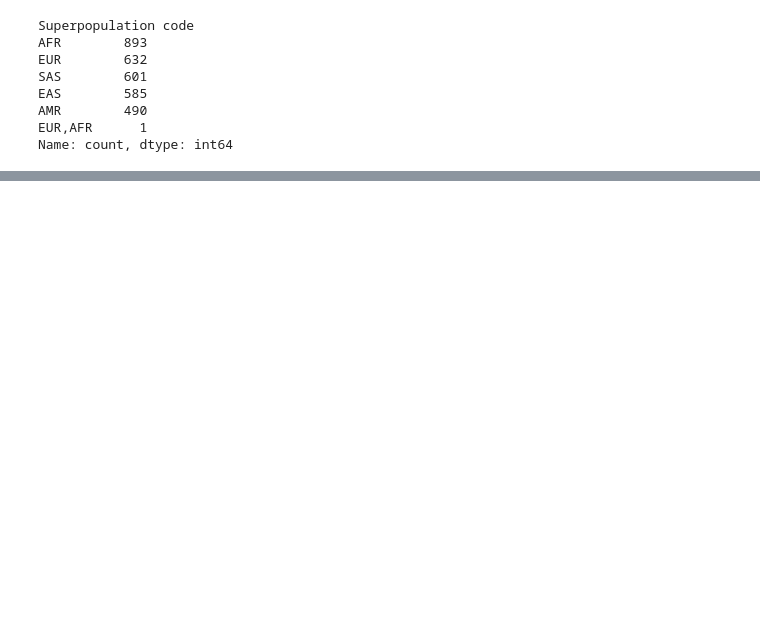
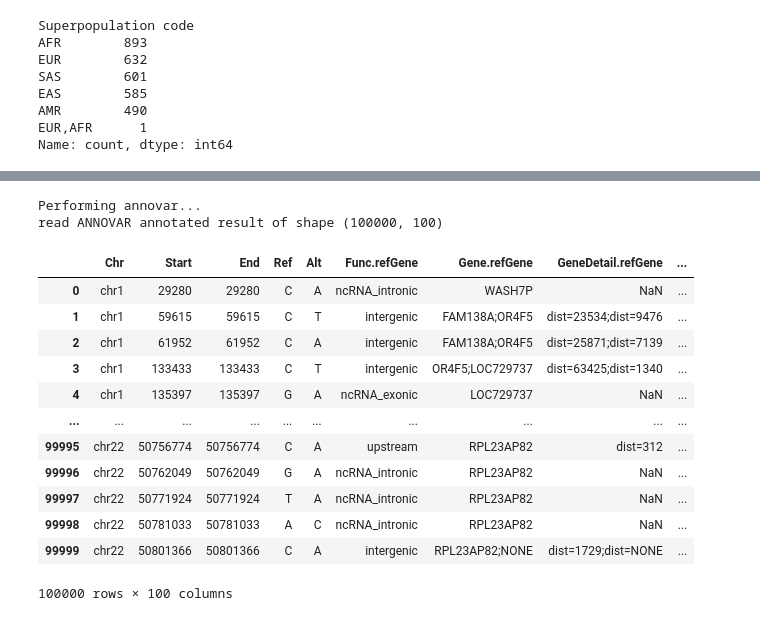
Before and after one commit to Jinhyun-Kim/geography_prediction, a Jupyter notebook: analysis.ipynb, the cells around one changed output, grey strips where cells are left out. Drawn from its saved outputs; the diff is of its cells as text; code cells hidden in the pictures; blank space fills up the shorter version.

```diff
--- a/analysis.ipynb
+++ b/analysis.ipynb
@@ -36,5 +36,5 @@ Read sample annotation info with shape : (3202, 9)
 # %%
-target_data_file_prefix = os.path.join(preprocess_path, "chr10")
+target_data_file_prefix = os.path.join(preprocess_path, "merged_random_100k") #merged_filtered
 # %%
 snp_dataset = SNPDataSet.from_file(target_data_file_prefix, sample_annotation_df)
 
@@ -80,0 +81,3 @@ variant info dataframe (#features, ): (1534439, 4) -> saved to /home/jinhyun/dat
+# %%
+snp_dataset.filter_variant(zero_filter, inplace = True)
+snp_dataset.save_data(os.path.join(preprocess_path, "merged_zerofilter"))
@@ -92,0 +187,44 @@ Name: count, dtype: int64
+# %%
+import subprocess
+def annotate_variant(snp_dataset, save_path, annovar_path = "/home/jinhyun/tools/annovar"):
+    avinput_file_name = os.path.join(save_path, "temp.avinput")
+    annotate_file_prefix = os.path.join(save_path, "temp")
+    annotate_file_name = f"{annotate_file_prefix}.hg38_multianno.txt"
+
+    avinput_df = snp_dataset.variant_info_df.copy(deep= True).rename(columns = {"POS" : "START"})
+    avinput_df["END"] = avinput_df["START"]
+    avinput_df[['CHROM', 'START', 'END', 'REF', 'ALT']].to_csv(avinput_file_name, sep='\t', index=False, header=False)
+
+
+    cmd = f"{annovar_path}/table_annovar.pl {avinput_file_name} {annovar_path}/humandb -buildver hg38 -out {annotate_file_prefix} -remove -protocol refGene,dbnsfp42c -operation g,f -nastring . "
+    print("Performing annovar...")
+    ret = subprocess.run(cmd, shell=True, text=True, capture_output=True)
+    os.remove(avinput_file_name)
+
+    try:
+        annotated_df = pd.read_csv(annotate_file_name, sep = "\t", header = 0, na_values=["."], dtype = str)
+        os.remove(annotate_file_name)
+        print(f"read ANNOVAR annotated result of shape {annotated_df.shape}")
+    except:
+        print("[warn] could not read annovar result.")
+        return None
+
+    return(annotated_df)
+# %%
+a = annotate_variant(snp_dataset, save_path=preprocess_path)
+# %% [output]
+Performing annovar...
+read ANNOVAR annotated result of shape (100000, 100)
+|  | Chr | Start | End | Ref | Alt | Func.refGene | Gene.refGene | GeneDetail.refGene | ... |
+| 0 | chr1 | 29280 | 29280 | C | A | ncRNA_intronic | WASH7P | NaN | ... |
+| 1 | chr1 | 59615 | 59615 | C | T | intergenic | FAM138A;OR4F5 | dist=23534;dist=9476 | ... |
+| 2 | chr1 | 61952 | 61952 | C | A | intergenic | FAM138A;OR4F5 | dist=25871;dist=7139 | ... |
+| 3 | chr1 | 133433 | 133433 | C | T | intergenic | OR4F5;LOC729737 | dist=63425;dist=1340 | ... |
+| 4 | chr1 | 135397 | 135397 | G | A | ncRNA_exonic | LOC729737 | NaN | ... |
+| ... | ... | ... | ... | ... | ... | ... | ... | ... | ... |
+| 99995 | chr22 | 50756774 | 50756774 | C | A | upstream | RPL23AP82 | dist=312 | ... |
+| 99996 | chr22 | 50762049 | 50762049 | G | A | ncRNA_intronic | RPL23AP82 | NaN | ... |
+| 99997 | chr22 | 50771924 | 50771924 | T | A | ncRNA_intronic | RPL23AP82 | NaN | ... |
+| 99998 | chr22 | 50781033 | 50781033 | A | C | ncRNA_intronic | RPL23AP82 | NaN | ... |
+| 99999 | chr22 | 50801366 | 50801366 | C | A | intergenic | RPL23AP82;NONE | dist=1729;dist=NONE | ... |
+100000 rows × 100 columns
```
Also changed, not shown: parts of 26 cells of this notebook, 3 other files.
